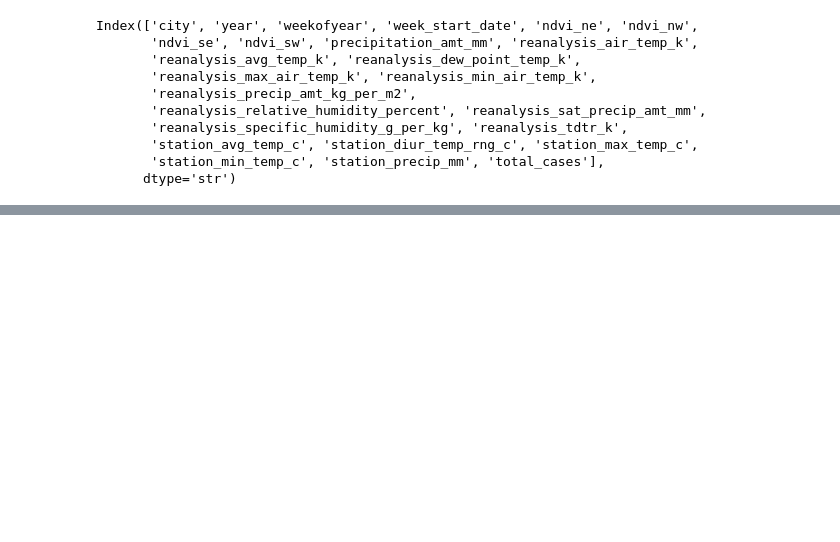
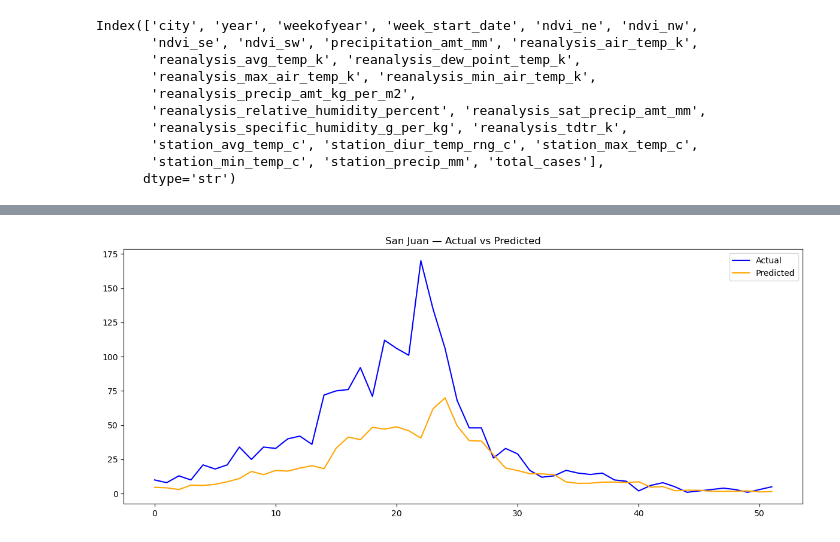
Before and after one commit to Shocoder57/dengue-forecasting-xgboost, a Jupyter notebook: dengai_XGboost_model.ipynb, the cells around one changed output, grey strips where cells are left out. Cells and saved outputs as stored; diff of their text form; code cells hidden in the pictures; blank space fills up the shorter version.

```diff
--- a/dengai_XGboost_model.ipynb
+++ b/dengai_XGboost_model.ipynb
@@ -35,7 +35,7 @@ for window in [4,8]:
 train = train.dropna().reset_index(drop=True)
 train['trend'] = train.groupby('city').cumcount()
 train['week_sin'] = np.sin(2*np.pi*train['weekofyear'] / 52)
-train['week_cos'] = np.sin(2*np.pi*train['weekofyear'] / 52)
+train['week_cos'] = np.cos(2*np.pi*train['weekofyear'] / 52)
 # %%
 for lag in range (1,17):
     train[f'lag_{lag}'] = train.groupby('city')['total_cases'].shift(lag)
@@ -162,0 +295,16 @@ Index(['city', 'year', 'weekofyear', 'week_start_date', 'ndvi_ne', 'ndvi_nw',
+# %%
+train_sj_data['humidity_lag4'] = (
+    train_sj_data['reanalysis_specific_humidity_g_per_kg'].shift(4)
+)
+train_sj_data['humidity_lag8'] = (
+    train_sj_data['reanalysis_specific_humidity_g_per_kg'].shift(8)
+)
+train_sj_data['precip_lag4'] = (
+    train_sj_data['precipitation_amt_mm'].shift(4)
+)
+train_sj_data['precip_lag8'] = (
+    train_sj_data['precipitation_amt_mm'].shift(8)
+)
+train_sj_data = train_sj_data.dropna().reset_index(drop=True)
+print('Rows after climate lags: ', train_sj_data.shape[0])
+print(train_sj_data[['precipitation_amt_mm', 'precip_lag4', 'precip_lag8', 'reanalysis_specific_humidity_g_per_kg', 'humidity_lag4', 'humidity_lag8']].head(5))
@@ -162,0 +366,60 @@ Index(['city', 'year', 'weekofyear', 'week_start_date', 'ndvi_ne', 'ndvi_nw',
+# %%
+from xgboost import XGBRegressor
+from sklearn.metrics import mean_absolute_error
+model_sj = XGBRegressor(
+    n_estimators = 1000,
+    learning_rate = 0.05,
+    max_depth = 5,
+    subsample = 0.8,
+    colsample_bytree = 0.8,
+    objective = 'count:poisson',
+    min_child_weight = 5,
+    random_state = 42
+)
+model_sj.fit(X_sj_train, y_sj_train_log)
+y_pred_sj_log = model_sj.predict(X_sj_val)
+y_pred_sj_real = np.expm1(y_pred_sj_log)
+mae_sj = mean_absolute_error(y_sj_val_raw, y_pred_sj_real)
+print(f'San jua MAE: {mae_sj:.2f}')
+
+import optuna
+optuna.logging.set_verbosity(optuna.logging.WARNING)
+
+def objective_sj(trial):
+    params = {
+        'n_estimators': trial.suggest_int('n_estimators', 500, 2000),
+        'learning_rate': trial.suggest_float('learning_rate', 0.005, 0.05),
+        'max_depth': trial.suggest_int('max_depth', 3, 8),
+        'subsample': trial.suggest_float('subsample', 0.6, 1.0),
+        'colsample_bytree': trial.suggest_float('colsample_bytree', 0.6, 1.0),
+        'min_child_weight': trial.suggest_int('min_child_weight', 1, 20),
+        'reg_alpha': trial.suggest_float('reg_alpha', 0.0, 1.0),
+        'reg_lambda': trial.suggest_float('reg_lambda', 0.5, 5.0),
+        'objective': 'count:poisson',
+        'random_state': 42
+    }
+
+    model = XGBRegressor(**params)
+    # Train on log scale
+    model.fit(X_sj_train, y_sj_train_log)
+    # Predict and reverse log transform
+    preds_log = model.predict(X_sj_val)
+    preds_real = np.expm1(preds_log)
+    # MAE on real scale — this is what Optuna minimises
+    return mean_absolute_error(y_sj_val_raw, preds_real)
+
+study_sj = optuna.create_study(direction='minimize')
+study_sj.optimize(objective_sj, n_trials=100)
+
+print("Best San Juan MAE:", study_sj.best_value)
+print("Best params:", study_sj.best_params)
+
+import matplotlib.pyplot as plt
+plt.figure(figsize=(12, 5))
+plt.plot(y_sj_val_raw.values, label='Actual', color='blue')
+plt.plot(y_pred_sj_real, label='Predicted', color='orange')
+plt.title('San Juan — Actual vs Predicted')
+plt.legend()
+plt.tight_layout()
+plt.show()
+# %% [output]
@@ -162,0 +429 @@ Index(['city', 'year', 'weekofyear', 'week_start_date', 'ndvi_ne', 'ndvi_nw',
+[figure, added]
```
Also changed, not shown: parts of 20 cells of this notebook.
